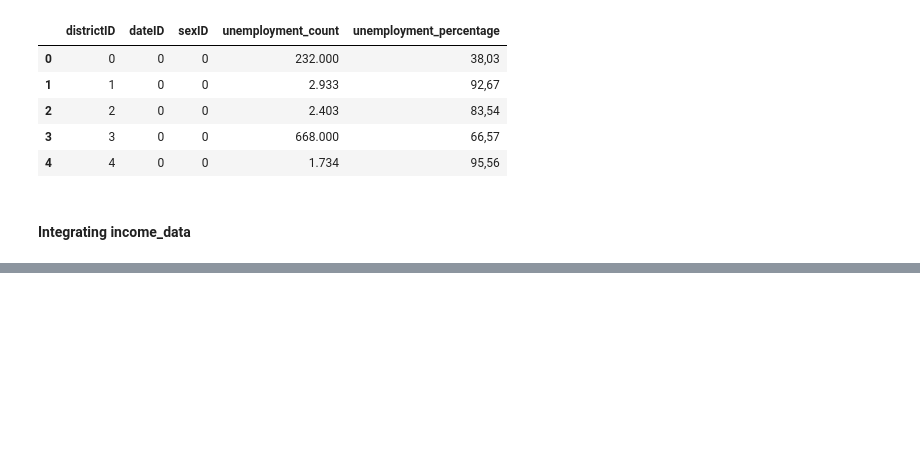
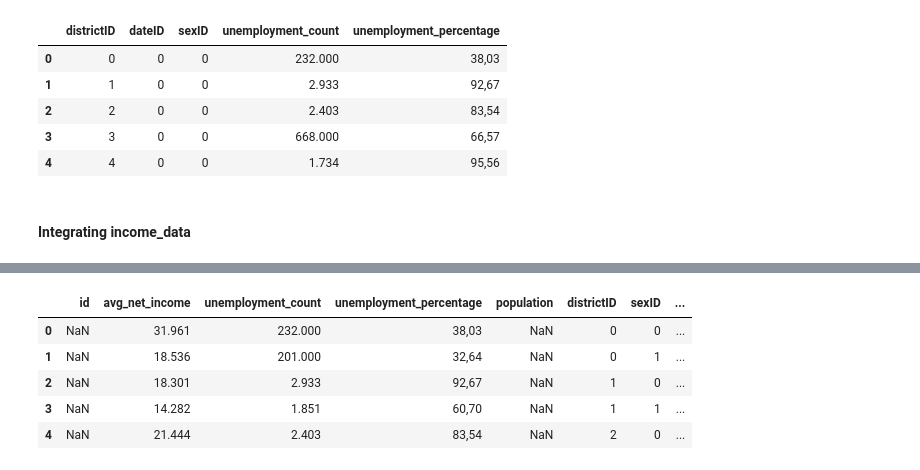
Before and after one commit to yasinfahmy/Business-Intelligence-I, a Jupyter notebook: pipeline/notebooks/pipeline.ipynb, the cells around one changed output, grey strips where cells are left out. Saved outputs shown, nothing was run; the diff lists cells and outputs as text; code cells hidden in the pictures; blank space fills up the shorter version.

```diff
--- a/pipeline/notebooks/pipeline.ipynb
+++ b/pipeline/notebooks/pipeline.ipynb
@@ -92,3 +102,7 @@ districts = list(districts) #https://numpy.org/doc/stable/reference/generated/nu
 districts.pop(0) #https://www.geeksforgeeks.org/python/python-removing-first-element-of-list/
 # %% [output]
 '00'
+# %%
+#Creating a list of area values ordered by the district number
+district_sizes = district_data["AREA"].unique().tolist()
+district_sizes.pop(0) #remove aggregate value (total vienna area)
@@ -97,7 +113,7 @@ dim_district_data = {
     'id':list(range(0, len(districts), 1)), #https://stackoverflow.com/questions/40706034/how-to-create-a-list-of-a-range-with-incremental-step
     'state':[income_data["NUTS"].unique()[0]] * len(districts), #https://stackoverflow.com/questions/3459098/create-list-of-single-item-repeated-n-times
     'district':districts,
-    'area_km2':[""] * len(districts)
+    'area_km2':district_sizes
 }
 dim_district_df = pd.DataFrame(dim_district_data)
 dim_district_df.to_csv('../data/created/dim_district_data.csv', sep=';', index=False) #https://pandas.pydata.org/pandas-docs/stable/reference/api/pandas.DataFrame.to_csv.html#pandas.DataFrame.to_csv
@@ -246,0 +263,15 @@ fact_economic_indicators.head()
+# %%
+#Order fact_economic_indicators first by dateID, districtiD, sexID
+#https://pandas.pydata.org/pandas-docs/stable/reference/api/pandas.DataFrame.sort_values.html
+fact_economic_indicators = fact_economic_indicators.sort_values(by=['dateID', 'districtID', 'sexID'])
+
+#Reset index
+fact_economic_indicators = fact_economic_indicators.reset_index(drop=True) #https://pandas.pydata.org/docs/reference/api/pandas.DataFrame.reset_index.html
+fact_economic_indicators.head()
+# %% [output]
+|  | id | avg_net_income | unemployment_count | unemployment_percentage | population | districtID | sexID | ... |
+| 0 | NaN | 31.961 | 232.000 | 38,03 | NaN | 0 | 0 | ... |
+| 1 | NaN | 18.536 | 201.000 | 32,64 | NaN | 0 | 1 | ... |
+| 2 | NaN | 18.301 | 2.933 | 92,67 | NaN | 1 | 0 | ... |
+| 3 | NaN | 14.282 | 1.851 | 60,70 | NaN | 1 | 1 | ... |
+| 4 | NaN | 21.444 | 2.403 | 83,54 | NaN | 2 | 0 | ... |
```
Also changed, not shown: parts of 11 cells of this notebook, 4 other files.
